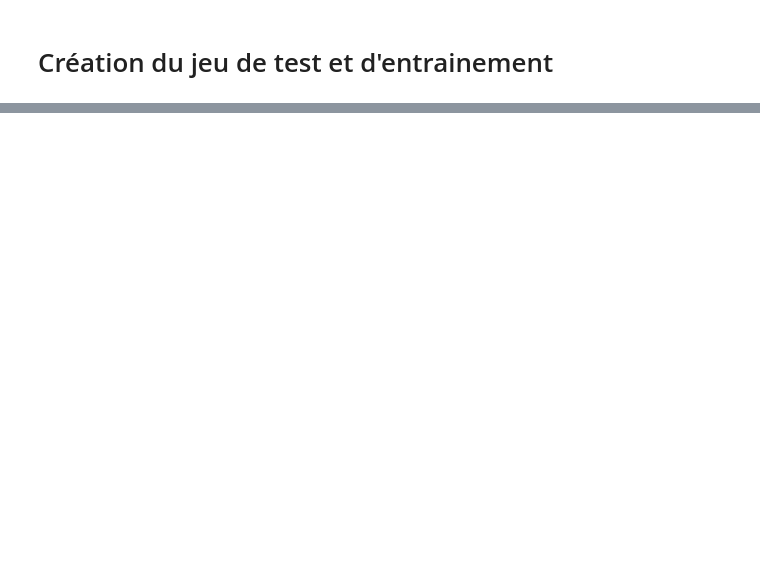
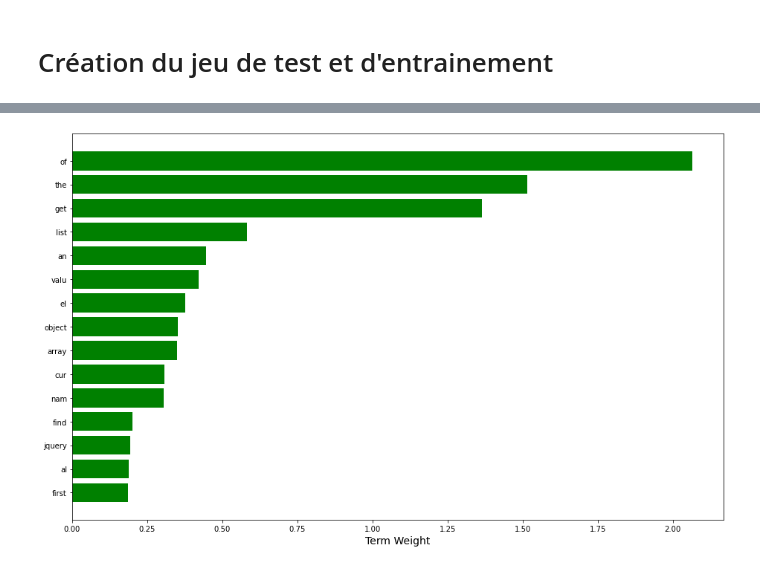
Before and after one commit to jeje0410/P6_Categorisation_questions, a Jupyter notebook: P6_Analyse.ipynb, the cells around one changed output, grey strips where cells are left out. Cells and saved outputs as stored; diff of their text form; code cells hidden in the pictures; blank space fills up the shorter version.

```diff
--- a/P6_Analyse.ipynb
+++ b/P6_Analyse.ipynb
@@ -283,2 +294,8 @@ X, y = make_multilabel_classification(n_samples=1000, n_features=10,
 # %%
-X
+from sklearn.decomposition import NMF
+k = 10
+# create the model, specifiying the initialization strategy and the number of topics to produce
+model = NMF(init="nndsvd", n_components=k)
+# apply the model and extract the two factor matrices
+W = model.fit_transform(tfidf)
+H = model.components_
@@ -292,0 +314,15 @@ array([[ 2.,  6.,  2., ...,  9.,  4., 13.],
+# %%
+def get_descriptor( terms, H, topic_index, top ):
+    # reverse sort the values to sort the indices
+    top_indices = np.argsort( H[topic_index,:] )[::-1]
+    # now get the terms corresponding to the top-ranked indices
+    top_terms = []
+    for term_index in top_indices[0:top]:
+        top_terms.append( tfidf_feature_names[term_index] )
+    return top_terms
+# %%
+descriptors = []
+for topic_index in range(k):
+    descriptors.append( get_descriptor( tfidf_feature_names, H, topic_index, 10 ) )
+    str_descriptor = ", ".join( descriptors[topic_index] )
+    print("Topic %02d: %s" % ( topic_index+1, str_descriptor ) )
@@ -292,0 +340,24 @@ array([[ 2.,  6.,  2., ...,  9.,  4., 13.],
+# %%
+def plot_top_term_weights( tfidf_feature_names, H, topic_index, top ):
+    # get the top terms and their weights
+    top_indices = np.argsort( H[topic_index,:] )[::-1]
+    top_terms = []
+    top_weights = []
+    for term_index in top_indices[0:top]:
+        top_terms.append( tfidf_feature_names[term_index] )
+        top_weights.append( H[topic_index,term_index] )
+    # note we reverse the ordering for the plot
+    top_terms.reverse()
+    top_weights.reverse()
+    # create the plot
+    fig = plt.figure(figsize=(13,8))
+    # add the horizontal bar chart
+    ypos = np.arange(top)
+    ax = plt.barh(ypos, top_weights, align="center", color="green",tick_label=top_terms)
+    plt.xlabel("Term Weight",fontsize=14)
+    plt.tight_layout()
+    plt.show()
+# %%
+plot_top_term_weights(tfidf_feature_names, H, 6, 15)
+# %% [output]
+[figure, added]
```
Also changed, not shown: parts of 33 cells of this notebook.
